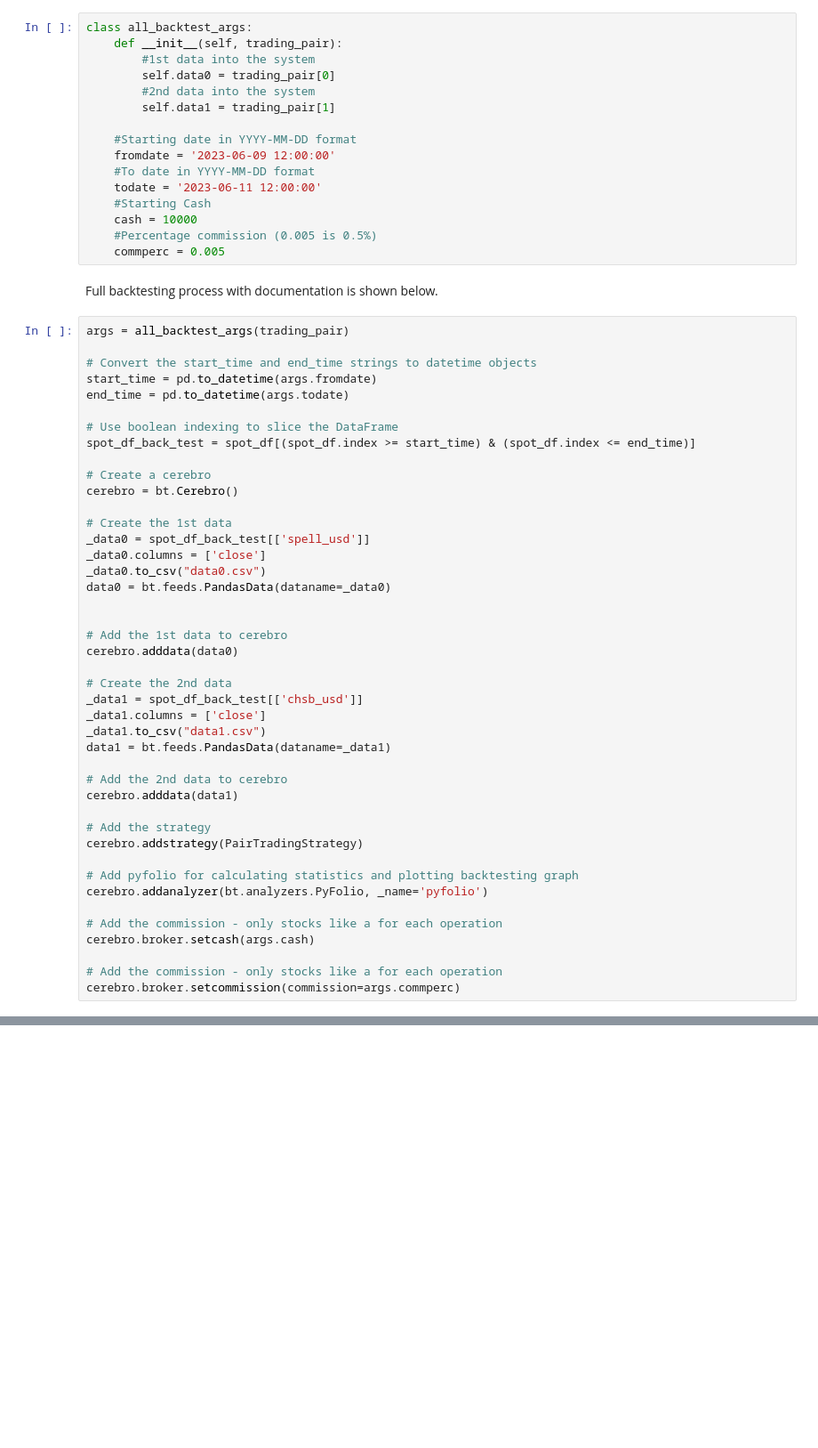
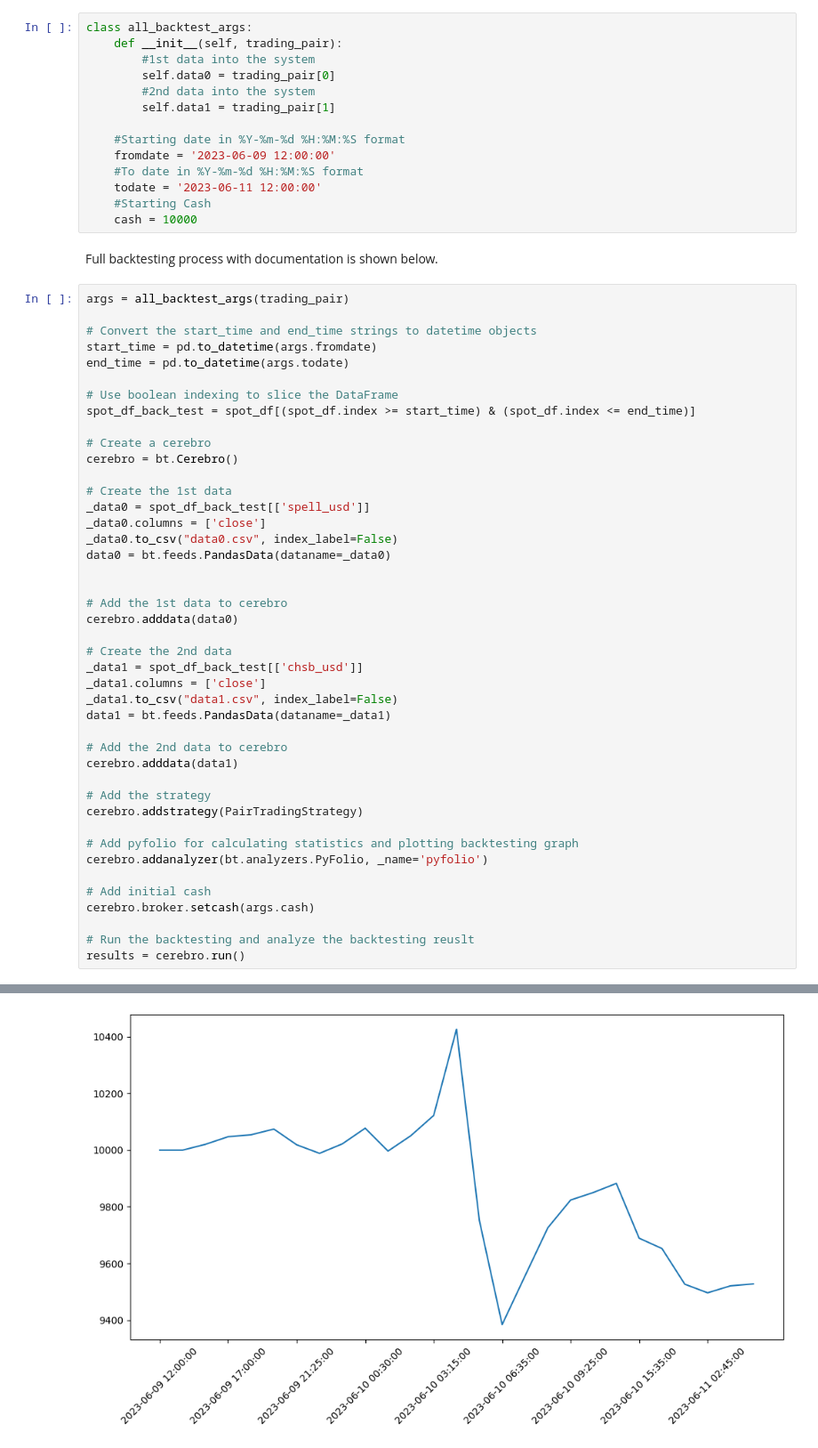
Before and after one commit to Hansen-chen/Crypto_Pairs-Trading-and-Event-Driven-Backtesting, a Jupyter notebook: crypto_strategy_and_backtest.ipynb, the cells around one changed output, grey strips where cells are left out. Shown: that part at 89% size. Drawn from its saved outputs; the diff is of its cells as text; blank space fills up the shorter version.

```diff
--- a/crypto_strategy_and_backtest.ipynb
+++ b/crypto_strategy_and_backtest.ipynb
@@ -347,14 +470,12 @@ class all_backtest_args:
         #2nd data into the system
         self.data1 = trading_pair[1]
 
-    #Starting date in YYYY-MM-DD format
+    #Starting date in %Y-%m-%d %H:%M:%S format
     fromdate = '2023-06-09 12:00:00'
-    #To date in YYYY-MM-DD format
+    #To date in %Y-%m-%d %H:%M:%S format
     todate = '2023-06-11 12:00:00'
     #Starting Cash
     cash = 10000
-    #Percentage commission (0.005 is 0.5%)
-    commperc = 0.005
 # %% [markdown]
 Full backtesting process with documentation is shown below.
 # %%
@@ -373,7 +494,7 @@ cerebro = bt.Cerebro()
 # Create the 1st data
 _data0 = spot_df_back_test[['spell_usd']]
 _data0.columns = ['close']
-_data0.to_csv("data0.csv")
+_data0.to_csv("data0.csv", index_label=False)
 data0 = bt.feeds.PandasData(dataname=_data0)
 
 
@@ -383,7 +504,7 @@ cerebro.adddata(data0)
 # Create the 2nd data
 _data1 = spot_df_back_test[['chsb_usd']]
 _data1.columns = ['close']
-_data1.to_csv("data1.csv")
+_data1.to_csv("data1.csv", index_label=False)
 data1 = bt.feeds.PandasData(dataname=_data1)
 
 # Add the 2nd data to cerebro
@@ -395,8 +516,9 @@ cerebro.addstrategy(PairTradingStrategy)
 # Add pyfolio for calculating statistics and plotting backtesting graph
 cerebro.addanalyzer(bt.analyzers.PyFolio, _name='pyfolio')
 
-# Add the commission - only stocks like a for each operation
+# Add initial cash
 cerebro.broker.setcash(args.cash)
 
-# Add the commission - only stocks like a for each operation
-cerebro.broker.setcommission(commission=args.commperc)
+# Run the backtesting and analyze the backtesting reuslt
+results = cerebro.run()
+# %% [output]
@@ -402,0 +529 @@ cerebro.broker.setcommission(commission=args.commperc)
+[figure, added]
```
Also changed, not shown: parts of 26 cells of this notebook.
